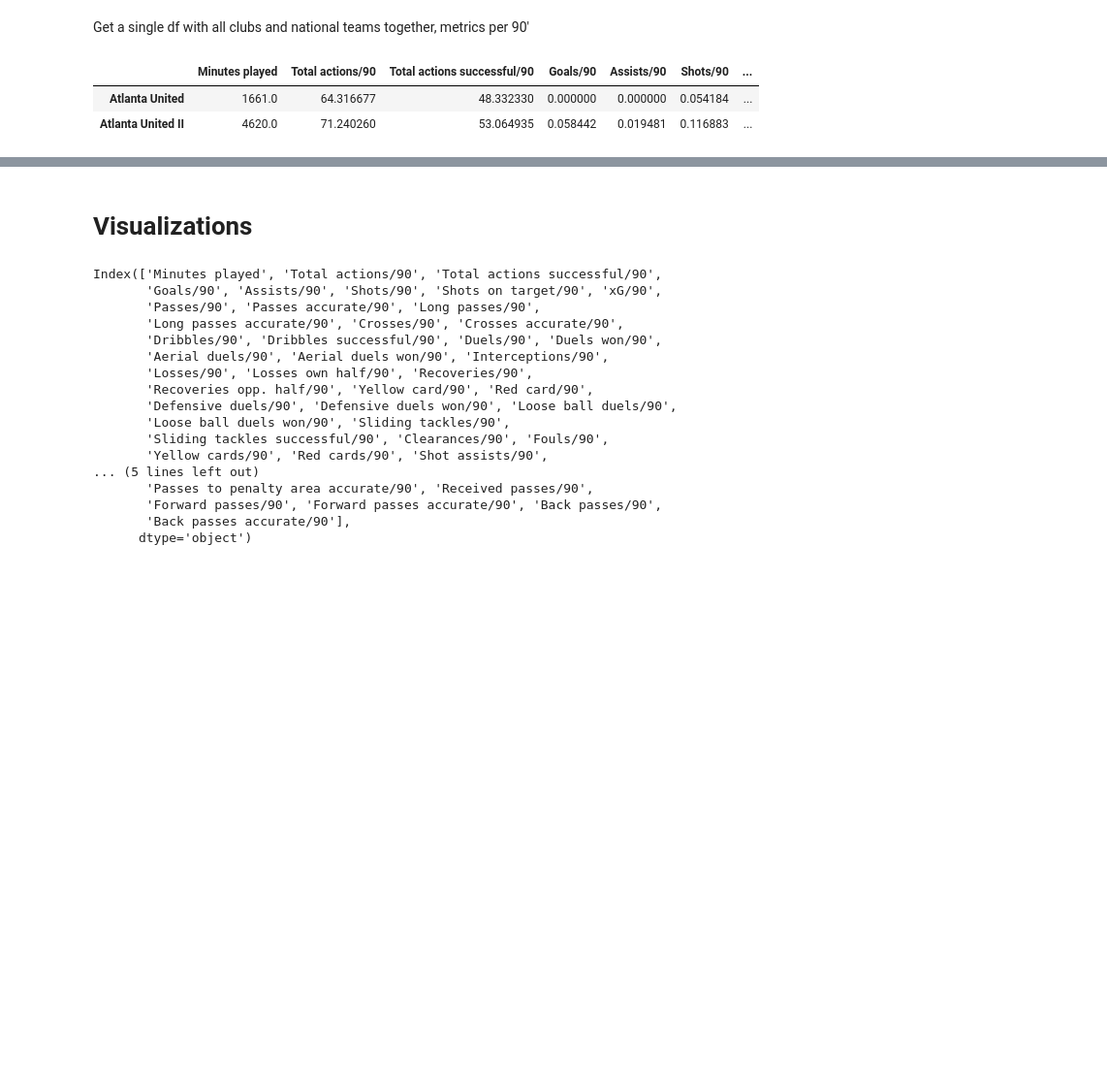
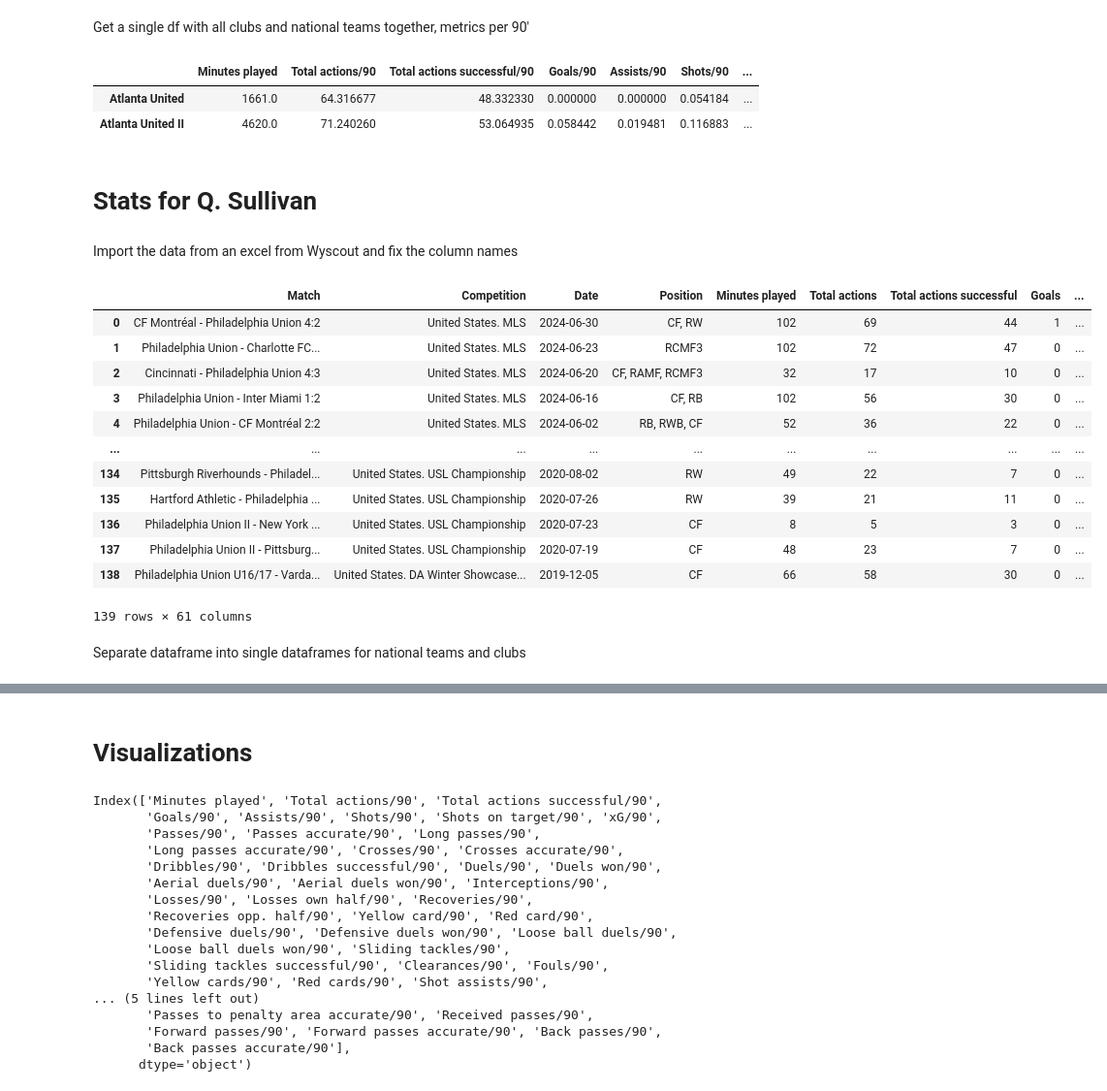
Before and after one commit to Tommy-Las/FootballAnalytics-FinalProject, a Jupyter notebook: code.ipynb, the cells around one changed output, grey strips where cells are left out. Shown at 97% size. Cells and saved outputs as stored; diff of their text form; code cells hidden in the pictures; blank space fills up the shorter version.

Commit message:
Q. Sullivan Stats Added

```diff
--- a/code.ipynb
+++ b/code.ipynb
@@ -352,3 +352,28 @@ cobb_teams_df
 |  | Minutes played | Total actions/90 | Total actions successful/90 | Goals/90 | Assists/90 | Shots/90 | ... |
 | Atlanta United | 1661.0 | 64.316677 | 48.332330 | 0.000000 | 0.000000 | 0.054184 | ... |
 | Atlanta United II | 4620.0 | 71.240260 | 53.064935 | 0.058442 | 0.019481 | 0.116883 | ... |
+# %% [markdown]
+# Stats for Q. Sullivan
+# %% [markdown]
+Import the data from an excel from Wyscout and fix the column names
+# %%
+sullivan_df = pd.read_excel("USA Data/Player stats Q. Sullivan.xlsx")
+sullivan_df = fix_column_names(sullivan_df)
+# %%
+sullivan_df
+# %% [output]
+|  | Match | Competition | Date | Position | Minutes played | Total actions | Total actions successful | Goals | ... |
+| 0 | CF Montréal - Philadelphia Union 4:2 | United States. MLS | 2024-06-30 | CF, RW | 102 | 69 | 44 | 1 | ... |
+| 1 | Philadelphia Union - Charlotte FC... | United States. MLS | 2024-06-23 | RCMF3 | 102 | 72 | 47 | 0 | ... |
+| 2 | Cincinnati - Philadelphia Union 4:3 | United States. MLS | 2024-06-20 | CF, RAMF, RCMF3 | 32 | 17 | 10 | 0 | ... |
+| 3 | Philadelphia Union - Inter Miami 1:2 | United States. MLS | 2024-06-16 | CF, RB | 102 | 56 | 30 | 0 | ... |
+| 4 | Philadelphia Union - CF Montréal 2:2 | United States. MLS | 2024-06-02 | RB, RWB, CF | 52 | 36 | 22 | 0 | ... |
+| ... | ... | ... | ... | ... | ... | ... | ... | ... | ... |
+| 134 | Pittsburgh Riverhounds - Philadel... | United States. USL Championship | 2020-08-02 | RW | 49 | 22 | 7 | 0 | ... |
+| 135 | Hartford Athletic - Philadelphia ... | United States. USL Championship | 2020-07-26 | RW | 39 | 21 | 11 | 0 | ... |
+| 136 | Philadelphia Union II - New York ... | United States. USL Championship | 2020-07-23 | CF | 8 | 5 | 3 | 0 | ... |
+| 137 | Philadelphia Union II - Pittsburg... | United States. USL Championship | 2020-07-19 | CF | 48 | 23 | 7 | 0 | ... |
+| 138 | Philadelphia Union U16/17 - Varda... | United States. DA Winter Showcase... | 2019-12-05 | CF | 66 | 58 | 30 | 0 | ... |
+139 rows × 61 columns
+# %% [markdown]
+Separate dataframe into single dataframes for national teams and clubs
```
Also changed, not shown: parts of 45 cells of this notebook.
